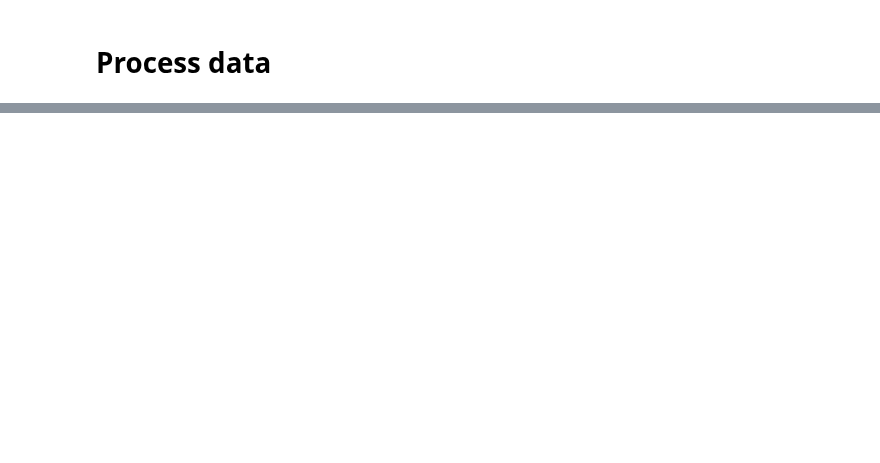
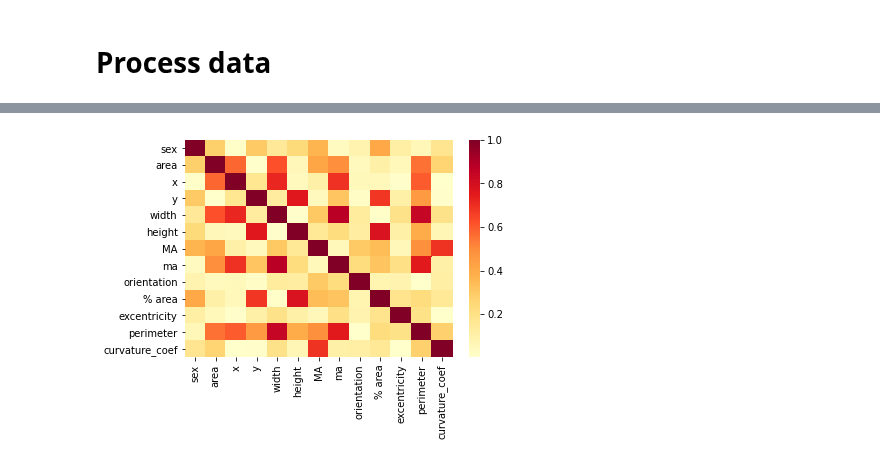
Before and after one commit to ULE-Informatica/morfologia-unizar-ule, a Jupyter notebook: scripts/process_images_to_create_csv_dataset.ipynb, the cells around one changed output, grey strips where cells are left out. Drawn from its saved outputs; the diff is of its cells as text; code cells hidden in the pictures; blank space fills up the shorter version.

```diff
--- a/scripts/process_images_to_create_csv_dataset.ipynb
+++ b/scripts/process_images_to_create_csv_dataset.ipynb
@@ -114,0 +123,88 @@ Load final data
+# %%
+#Load file data
+file_data = pd.read_csv(os.path.join("..", 'data', 'id_weight_sex_uuid_data.csv'), usecols=['uuid', 'id', 'sex', 'weight', 'area', 'x', 'y', 'width', 'height', 'MA', 'ma', 'centroid_x', 'centroid_y', 'orientation', '% area', 'center distance', 'excentricity', 'perimeter', 'curvature_coef'])
+print("Load final data")
+display(file_data.head())
+file_data = shuffle(file_data)
+
+X = file_data.loc[:, 'sex':'curvature_coef']
+print("X data")
+display(X.head())
+
+y = file_data.loc[:, ['weight']]
+print("y data")
+display(y.head())
+
+#Split data
+X_train, X_test, y_train, y_test = train_test_split(X, y, test_size=0.3)
+
+if PROCESS_DATA:
+    print("Correlation matrix")
+    corrMatrix = X.corr().abs()
+    sn.heatmap(corrMatrix, cmap="YlOrRd")
+    plt.savefig(os.path.join("..", 'data', 'heatmap.jpeg'), bbox_inches='tight')
+
+
+    scaler = MinMaxScaler()
+    dtree = DecisionTreeClassifier()
+    bayesianRidge = BayesianRidge()
+    linearRegression = LinearRegression()
+    extratrees = ExtraTreesRegressor()
+    adaboost = AdaBoostRegressor
+    bagging= BaggingRegressor()
+    gradientboost = GradientBoostingRegressor()
+    randomForest = RandomForestRegressor()
+
+    pipa = Pipeline(steps=[('scaler', scaler), ('classifier', dtree)])
+
+    param_grid = [{'classifier':[bayesianRidge]},
+                      {'classifier':[linearRegression]},
+                      {'classifier':[extratrees]},
+                      {'classifier':[adaboost]},
+                      {'classifier':[bagging]},
+                      {'classifier':[gradientboost]},
+                      {'classifier':[randomForest]}
+                 ]
+
+    scoring_methods = ['r2', 'explained_variance', 'max_error', 'neg_mean_absolute_error', 'neg_mean_squared_error', 'neg_root_mean_squared_error',
+                          'neg_mean_squared_log_error', 'neg_median_absolute_error',  'neg_mean_poisson_deviance', 'neg_mean_gamma_deviance']
+    gs = GridSearchCV(estimator=pipa,
+                      param_grid=param_grid,
+                      cv=10,
+                      refit='r2',
+                      return_train_score=True,
+                      n_jobs=30,
+                      pre_dispatch=30,
+                      scoring=scoring_methods,
+                      iid=False)
+    with warnings.catch_warnings():
+        warnings.filterwarnings("ignore", category=FutureWarning)
+        gs.fit(X_train, y_train.values.ravel())
+
+    joblib.dump({'gs': gs,
+                 'scaler': scaler,
+                 'linearRegression': linearRegression,
+                 'bayesianRidge':bayesianRidge,
+                 'extratrees': extratrees,
+                 'adaboost': adaboost,
+                 'bagging': bagging,
+                 'gradientboost': gradientboost,
+                 'randomForest': randomForest,
+                },
+                os.path.join("..", 'data', datetime.datetime.now().strftime("%Y%m%d%H%M")+'_model.joblib_dump'))
+else:
+    #Load last model
+    os.chdir(os.path.join("..", 'data'))
+    files = glob.glob("*.joblib_dump")
+    files.sort(reverse=True)
+    models = joblib.load(files[0])
+    gs = models['gs']
+    scaler = models['scaler']
+    bayesianRidge = models['bayesianRidge']
+    linearRegression = models['linearRegression']
+    extratrees = models['extratrees']
+    adaboost = models['adaboost']
+    bagging= models['bagging']
+    gradientboost = models['gradientboost']
+    randomForest = models['randomForest']
+# %% [output]
@@ -114,0 +233 @@ Load final data
+[figure, added]
```
Also changed, not shown: parts of 6 cells of this notebook, 4 other files.
